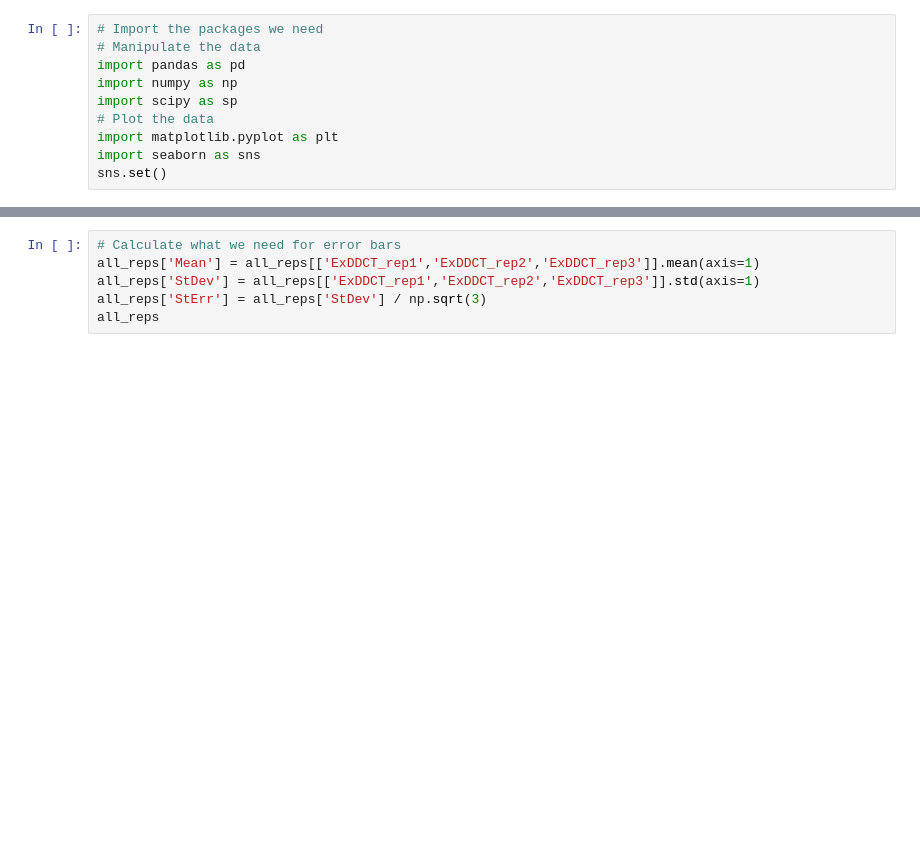
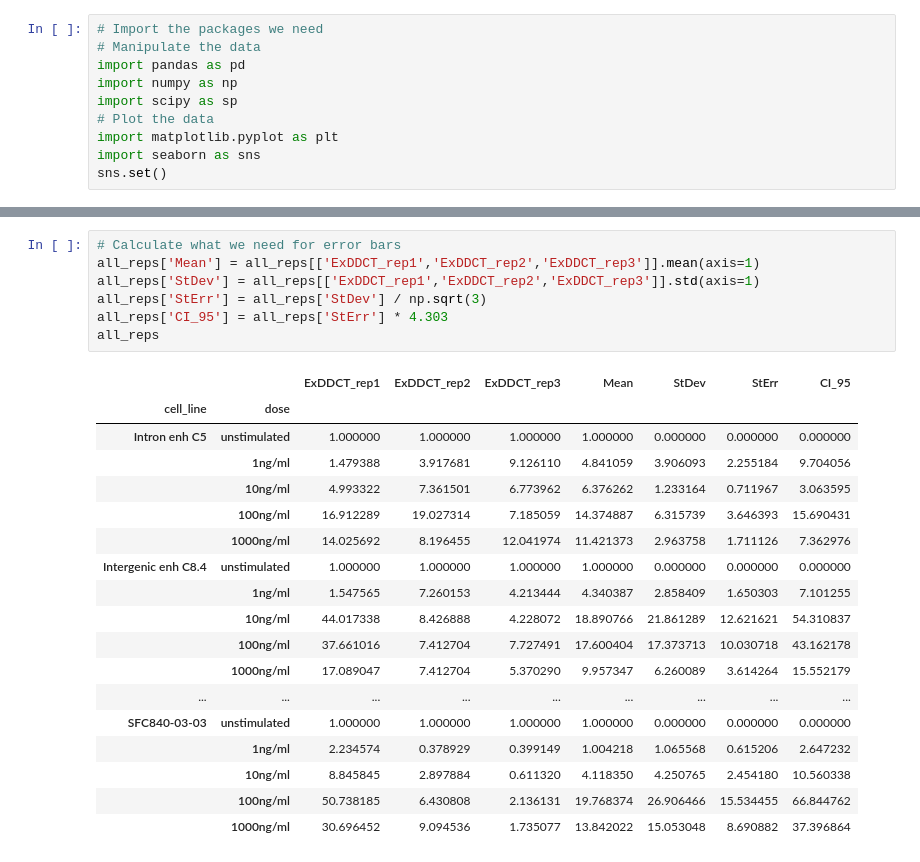
Before and after one commit to jpwhalley/GMS_Intro_to_Stats, a Jupyter notebook: e2_qPCR/ex2_analyse_qPCR_data_dose.ipynb, the cells around one changed output, grey strips where cells are left out. Saved outputs shown, nothing was run; the diff lists cells and outputs as text; blank space fills up the shorter version.

```diff
--- a/e2_qPCR/ex2_analyse_qPCR_data_dose.ipynb
+++ b/e2_qPCR/ex2_analyse_qPCR_data_dose.ipynb
@@ -73,9 +206,29 @@ all_reps
 # %%
 # Calculate what we need for error bars
 all_reps['Mean'] = all_reps[['ExDDCT_rep1','ExDDCT_rep2','ExDDCT_rep3']].mean(axis=1)
 all_reps['StDev'] = all_reps[['ExDDCT_rep1','ExDDCT_rep2','ExDDCT_rep3']].std(axis=1)
 all_reps['StErr'] = all_reps['StDev'] / np.sqrt(3)
+all_reps['CI_95'] = all_reps['StErr'] * 4.303
 all_reps
+# %% [output]
+|  |  | ExDDCT_rep1 | ExDDCT_rep2 | ExDDCT_rep3 | Mean | StDev | StErr | CI_95 |
+| cell_line | dose |  |  |  |  |  |  |  |
+| Intron enh C5 | unstimulated | 1.000000 | 1.000000 | 1.000000 | 1.000000 | 0.000000 | 0.000000 | 0.000000 |
+|  | 1ng/ml | 1.479388 | 3.917681 | 9.126110 | 4.841059 | 3.906093 | 2.255184 | 9.704056 |
+|  | 10ng/ml | 4.993322 | 7.361501 | 6.773962 | 6.376262 | 1.233164 | 0.711967 | 3.063595 |
+|  | 100ng/ml | 16.912289 | 19.027314 | 7.185059 | 14.374887 | 6.315739 | 3.646393 | 15.690431 |
+|  | 1000ng/ml | 14.025692 | 8.196455 | 12.041974 | 11.421373 | 2.963758 | 1.711126 | 7.362976 |
+| Intergenic enh C8.4 | unstimulated | 1.000000 | 1.000000 | 1.000000 | 1.000000 | 0.000000 | 0.000000 | 0.000000 |
+|  | 1ng/ml | 1.547565 | 7.260153 | 4.213444 | 4.340387 | 2.858409 | 1.650303 | 7.101255 |
+|  | 10ng/ml | 44.017338 | 8.426888 | 4.228072 | 18.890766 | 21.861289 | 12.621621 | 54.310837 |
+|  | 100ng/ml | 37.661016 | 7.412704 | 7.727491 | 17.600404 | 17.373713 | 10.030718 | 43.162178 |
+|  | 1000ng/ml | 17.089047 | 7.412704 | 5.370290 | 9.957347 | 6.260089 | 3.614264 | 15.552179 |
+| ... | ... | ... | ... | ... | ... | ... | ... | ... |
+| SFC840-03-03 | unstimulated | 1.000000 | 1.000000 | 1.000000 | 1.000000 | 0.000000 | 0.000000 | 0.000000 |
+|  | 1ng/ml | 2.234574 | 0.378929 | 0.399149 | 1.004218 | 1.065568 | 0.615206 | 2.647232 |
+|  | 10ng/ml | 8.845845 | 2.897884 | 0.611320 | 4.118350 | 4.250765 | 2.454180 | 10.560338 |
+|  | 100ng/ml | 50.738185 | 6.430808 | 2.136131 | 19.768374 | 26.906466 | 15.534455 | 66.844762 |
+|  | 1000ng/ml | 30.696452 | 9.094536 | 1.735077 | 13.842022 | 15.053048 | 8.690882 | 37.396864 |
 # %%
 # Lets plot them!
 fig, ax = plt.subplots()
```
Also changed, not shown: parts of 8 cells of this notebook, 6 other files.
